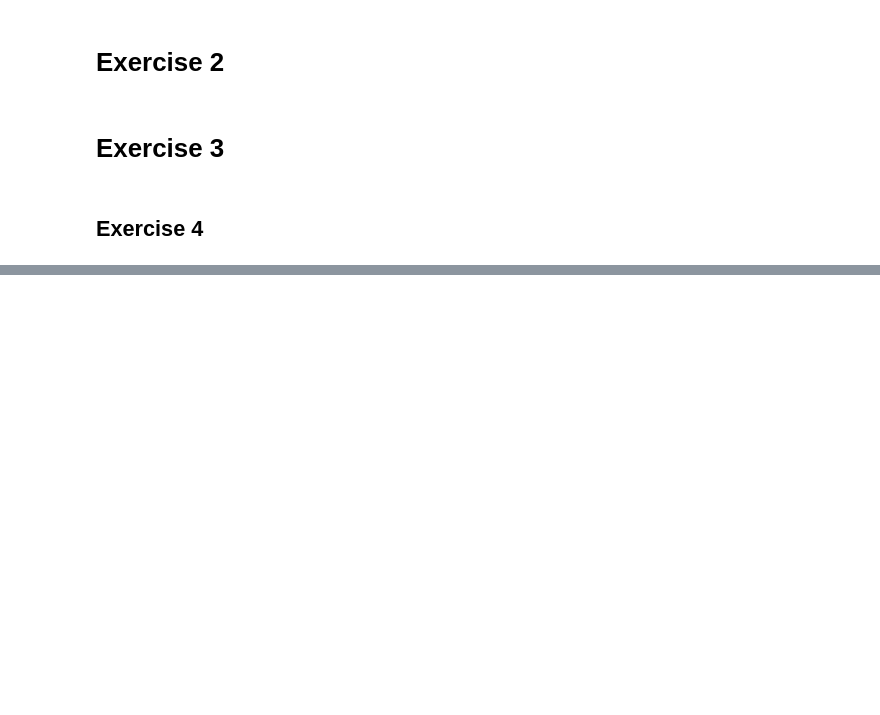
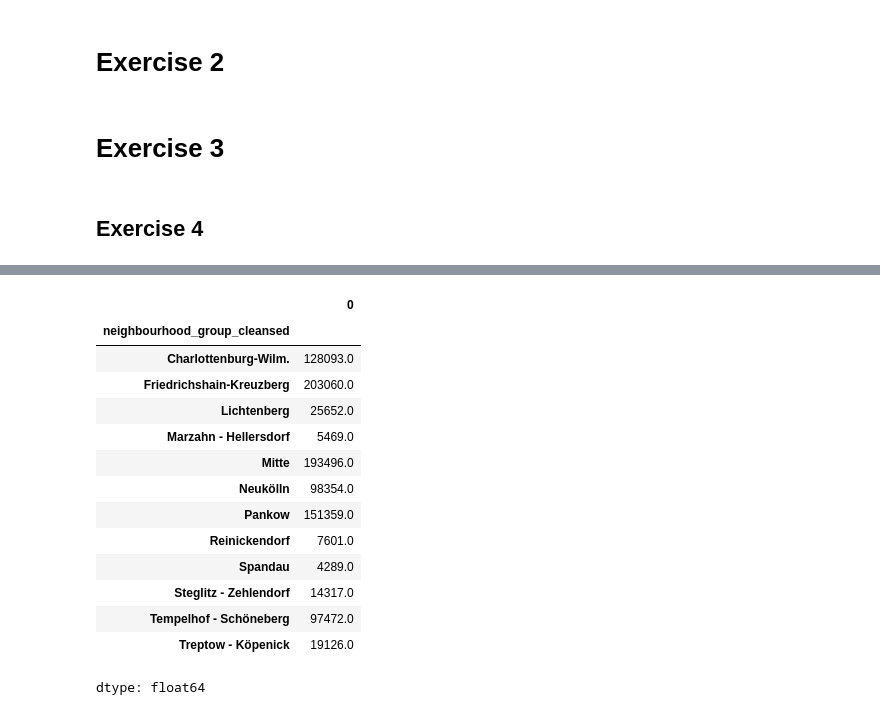
Before and after one commit to dylanprincetonweng-pixel/phyton-visually-sation, a Jupyter notebook: notebooks/Part 3 Data Wrangling and Visualizations/Exercises_Lecture_3.ipynb, the cells around one changed output, grey strips where cells are left out. Saved outputs shown, nothing was run; the diff lists cells and outputs as text; code cells hidden in the pictures; blank space fills up the shorter version.

```diff
--- a/notebooks/Part 3 Data Wrangling and Visualizations/Exercises_Lecture_3.ipynb
+++ b/notebooks/Part 3 Data Wrangling and Visualizations/Exercises_Lecture_3.ipynb
@@ -81,0 +118,18 @@ df['price'] = df['price'].str.replace('$','').str.replace(',','').astype(float)
+# %%
+display(avp * numbers)
+# %% [output]
+|  | 0 |
+| neighbourhood_group_cleansed |  |
+| Charlottenburg-Wilm. | 128093.0 |
+| Friedrichshain-Kreuzberg | 203060.0 |
+| Lichtenberg | 25652.0 |
+| Marzahn - Hellersdorf | 5469.0 |
+| Mitte | 193496.0 |
+| Neukölln | 98354.0 |
+| Pankow | 151359.0 |
+| Reinickendorf | 7601.0 |
+| Spandau | 4289.0 |
+| Steglitz - Zehlendorf | 14317.0 |
+| Tempelhof - Schöneberg | 97472.0 |
+| Treptow - Köpenick | 19126.0 |
+dtype: float64
```
Also changed, not shown: parts of 8 cells of this notebook.
